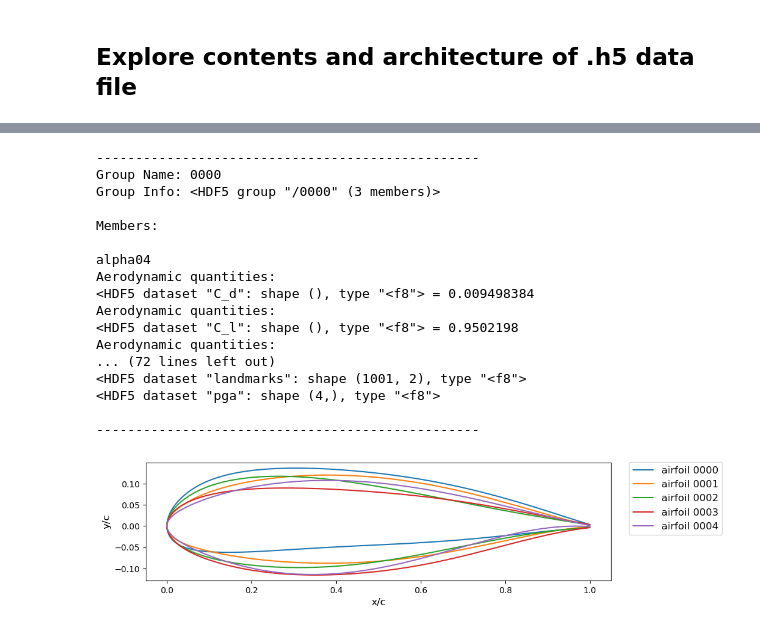
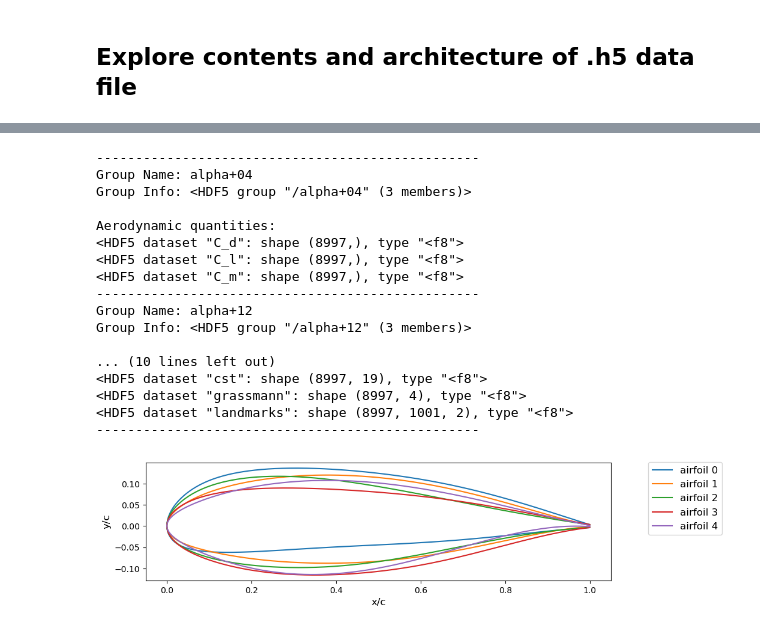
Before and after one commit to NREL/windAI_bench, a Jupyter notebook: airfoil_9k/explore_airfoil_9k_data.ipynb, the cells around one changed output, grey strips where cells are left out. Saved outputs shown, nothing was run; the diff lists cells and outputs as text; code cells hidden in the pictures.

```diff
--- a/airfoil_9k/explore_airfoil_9k_data.ipynb
+++ b/airfoil_9k/explore_airfoil_9k_data.ipynb
@@ -52,63 +64,63 @@ with h5py.File(data_path, 'r') as hf:
 # %%
-# Explore contents of the XXXX groups (first 3)
+# Explore contents of the three top level groups
 
-# Each XXXX airfoil group contains 3 groups:
+# Each alpha+XX group contains 3 members:
+#   C_d: dataset, (8997,) array representing the coeffients of drag for each airfoil geometry at the specified angle of attack
+#   C_l: dataset, (8997,) array representing the coeffients of lift for each airfoil geometry at the specified angle of attack
+#   C_m: dataset, (8997,) array representing the coeffients of moment for each airfoil geometry at the specified angle of attack
 # The shape group contains 4 members representing different paramerizations of the airfoil geometry:
-#   The dataset "bezier" is a (15,) NumPy array representing the goemetry via a Bezier Curve
-#   The dataset "cst" is a (19,) NumPy array representing the geometry via Class-Shape Transformation.
-#   The dataset "landmarks" is a (1001, 2) NumPy array contain (x, y) landmarks describing the airfoil shape.
-#   The dataset "pga" is a (4,) NumPy array representing the geometry via Principal Geodesic Analysis.
-# The alpha04 and alpha12 groups contain aerodynamic flow quantities (lift, drag, and moment coefficients) computed at
-# two angles of attack: alpha = 4 and alpha = 12 degrees.
+#   bezier: dataset (8997,15) NumPy array representing the goemetries of each airfoil via a Bezier Curve
+#   cst: dataset (8997,19) NumPy array representing the geometries of each airfoil via Class-Shape Transformation.
+#   grassmann: dataset (8997,4) NumPy array representing the geometries of each airfoil via Grassmann.
+#   landmarks: dataset (8997,1001,2) NumPy array representing the geometries of each airfoil via (x, y) landmarks.
+
 with h5py.File(data_path, 'r') as hf:
-    for name in af_names[0:3]:
+    for name in af_names:
         print('-------------------------------------------------')
         print('Group Name:', name)
         print('Group Info:', hf[name])
         print('')
 
-        print('Members:\n')
-        for key in list(hf[name].keys()):
-            print(key)
-            if 'alpha' in key:
-                for key_aero in list(hf[name][key].keys()):
-                    print('Aerodynamic quantities:')
-                    print(hf[name][key][key_aero], '=', hf[name][key][key_aero][()])
-            else:
-                print('Airfoil shape data:')
-                for key_shape in list (hf[name][key].keys()):
-                    print(hf[name][key][key_shape])
-            print('')
+        if 'alpha' in name:
+            print('Aerodynamic quantities:')
+            for key in hf[name].keys():
+                print(hf[name][key])
+        else:
+            print('Airfoil shape data:')
+            for key in hf[name].keys():
+                print(hf[name][key])
     print('-------------------------------------------------')
 # %% [output]
 -------------------------------------------------
-Group Name: 0000
-Group Info: <HDF5 group "/0000" (3 members)>
+Group Name: alpha+04
+Group Info: <HDF5 group "/alpha+04" (3 members)>
 
-Members:
+Aerodynamic quantities:
+<HDF5 dataset "C_d": shape (8997,), type "<f8">
+<HDF5 dataset "C_l": shape (8997,), type "<f8">
+<HDF5 dataset "C_m": shape (8997,), type "<f8">
+-------------------------------------------------
+Group Name: alpha+12
+Group Info: <HDF5 group "/alpha+12" (3 members)>
 
-alpha04
-Aerodynamic quantities:
-<HDF5 dataset "C_d": shape (), type "<f8"> = 0.009498384
-Aerodynamic quantities:
-<HDF5 dataset "C_l": shape (), type "<f8"> = 0.9502198
-Aerodynamic quantities:
-... (72 lines left out)
-<HDF5 dataset "landmarks": shape (1001, 2), type "<f8">
-<HDF5 dataset "pga": shape (4,), type "<f8">
-
+... (10 lines left out)
+<HDF5 dataset "cst": shape (8997, 19), type "<f8">
+<HDF5 dataset "grassmann": shape (8997, 4), type "<f8">
+<HDF5 dataset "landmarks": shape (8997, 1001, 2), type "<f8">
 -------------------------------------------------
 # %%
-# Visualize the first 5 airfoil geometries using the landmark datasets
+# Visualize the first 5 airfoil geometries using the landmarks dataset
 plt.figure(figsize=(10, 6))
 with h5py.File(data_path, 'r') as hf:
-    for name in af_names[0:5]:
-        landmarks = hf[name]['shape']['landmarks'][()]
-        plt.plot(landmarks[:, 0], landmarks[:, 1], label='airfoil {}'.format(name))
+    landmarks = hf['shape']['landmarks'][()]
+    af_shape_count = 0
+    for landmark in landmarks[0:5]:
+        plt.plot(landmark[:, 0], landmark[:, 1], label='airfoil {}'.format(af_shape_count))
+        af_shape_count += 1
 plt.xlabel('x/c', fontsize=12)
 plt.ylabel('y/c', fontsize=12)
 plt.gca().set_aspect(1.)
 plt.legend(bbox_to_anchor=(1.25, 1.05), fontsize=12)
 plt.show()
 # %% [output]
-[figure, old version]
+[figure, new version]
```
Also changed, not shown: parts of 22 cells of this notebook, 1 other file.
